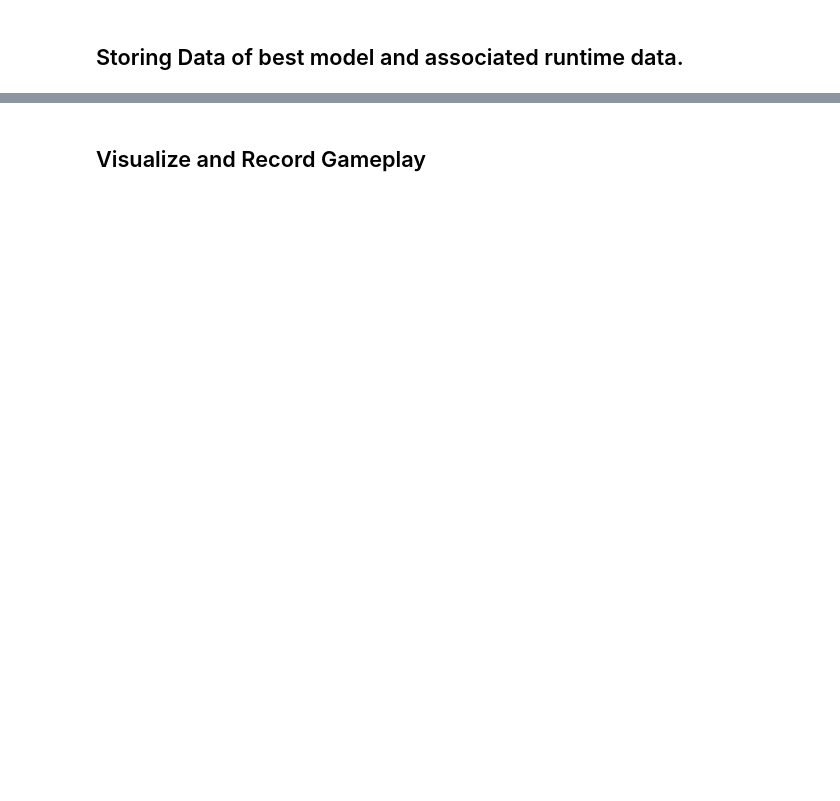
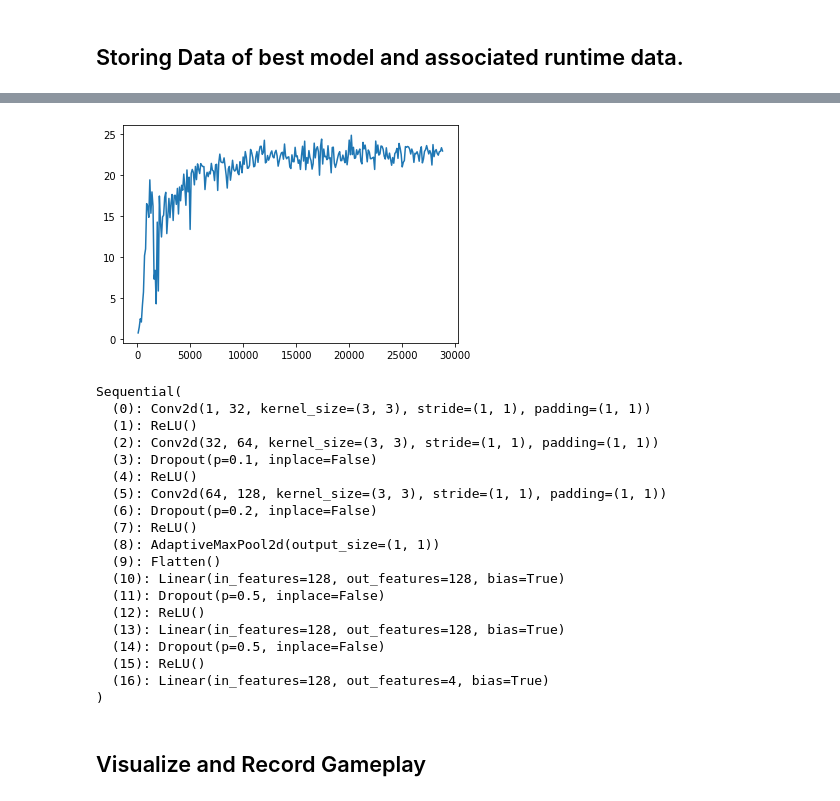
Before and after one commit to keygenx/Fast-Snake, a Jupyter notebook: DQN Implementation.ipynb, the cells around one changed output, grey strips where cells are left out. Cells and saved outputs as stored; diff of their text form; code cells hidden in the pictures; blank space fills up the shorter version.

```diff
--- a/DQN Implementation.ipynb
+++ b/DQN Implementation.ipynb
@@ -526,12 +637,33 @@ with open('models/cnn_256_avg_822.pickle', 'xb') as f:
     pickle.dump((model, episode_list,reward_list), f)
 # %%
 #to load the saved model
-with open('models/cnn_256_avg_8.5.pickle', 'rb') as f:
+with open('models/bestest_model.pickle', 'rb') as f:
      data = pickle.load(f)
 
-model = data[0].to('cuda')
-#agent.qnet= data[0]
+model = data[0].to(DEFAULT_DEVICE)
+agent.qnet= data[0]
 
-#plt.plot(data[1], data[2])
-#plt.show()
+plt.plot(data[1], data[2])
+plt.show()
 print(model)
+# %% [output]
+[figure, added]
+Sequential(
+  (0): Conv2d(1, 32, kernel_size=(3, 3), stride=(1, 1), padding=(1, 1))
+  (1): ReLU()
+  (2): Conv2d(32, 64, kernel_size=(3, 3), stride=(1, 1), padding=(1, 1))
+  (3): Dropout(p=0.1, inplace=False)
+  (4): ReLU()
+  (5): Conv2d(64, 128, kernel_size=(3, 3), stride=(1, 1), padding=(1, 1))
+  (6): Dropout(p=0.2, inplace=False)
+  (7): ReLU()
+  (8): AdaptiveMaxPool2d(output_size=(1, 1))
+  (9): Flatten()
+  (10): Linear(in_features=128, out_features=128, bias=True)
+  (11): Dropout(p=0.5, inplace=False)
+  (12): ReLU()
+  (13): Linear(in_features=128, out_features=128, bias=True)
+  (14): Dropout(p=0.5, inplace=False)
+  (15): ReLU()
+  (16): Linear(in_features=128, out_features=4, bias=True)
+)
```
Also changed, not shown: parts of 14 cells of this notebook.
